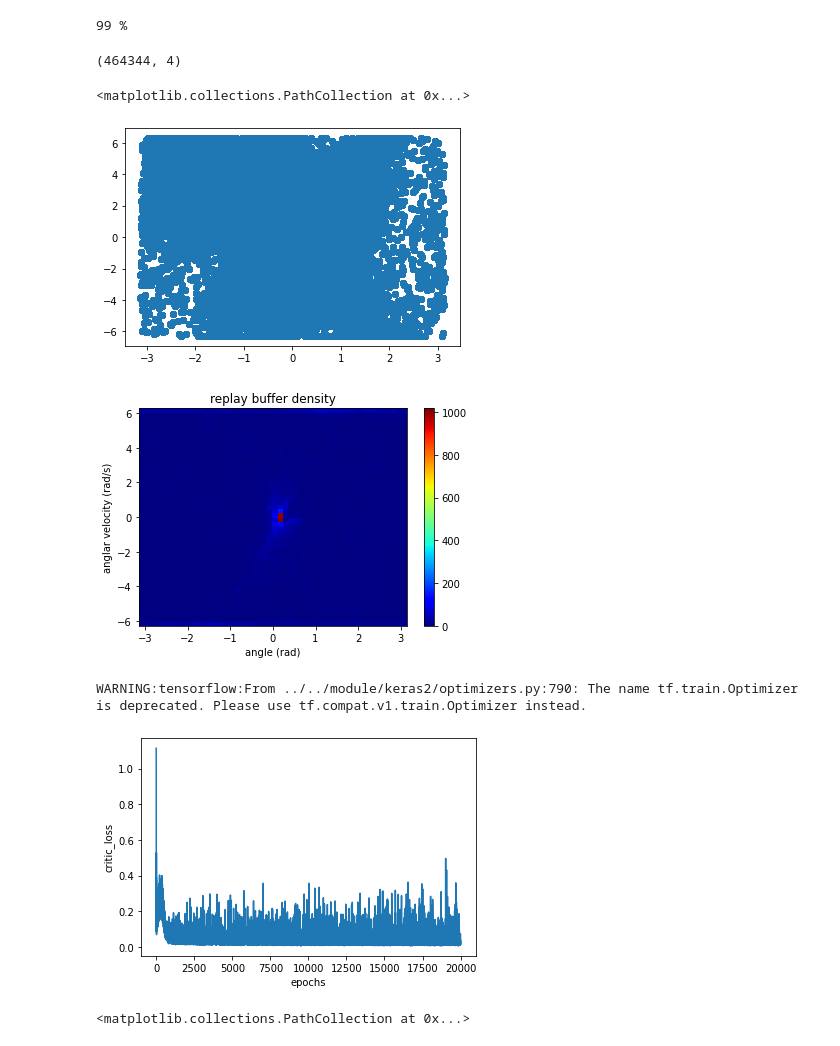
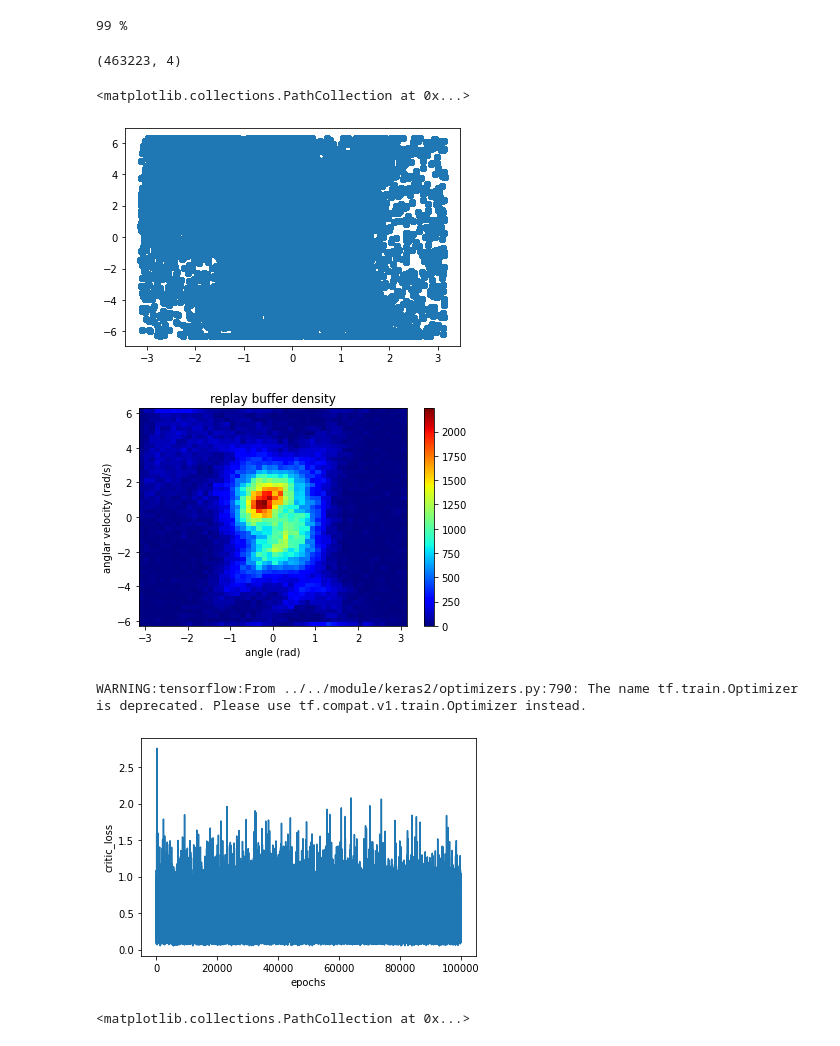
Before and after one commit to ibuki1024/eventDDPG, a Jupyter notebook: notebook/self_trigger/Q_function_learning.ipynb, the cells around one changed output. Drawn from its saved outputs; the diff is of its cells as text; code cells hidden in the pictures.

```diff
--- a/notebook/self_trigger/Q_function_learning.ipynb
+++ b/notebook/self_trigger/Q_function_learning.ipynb
@@ -169,7 +169,6 @@ for i in range(n_episodes):
                 reward += r
             reward *= dt
             reward += - tau * 0.01 * a_agent**2 + l * tau
-            average_reward += reward / n_expectation_samples
 
             state1 = env.state
             if np.random.uniform(0,1) < pow(gamma, episode_step):
@@ -186,13 +185,13 @@ for i in range(n_episodes):
 memory = np.array(list(itertools.chain.from_iterable(np.array(smemory))))
 print(memory.shape)
 # %% [output]
-(464344, 4)
+(463223, 4)
 # %%
 replay_buffer = np.array(memory[:,0].tolist())
 plt.scatter(replay_buffer[:,0], replay_buffer[:,1])
 # %% [output]
 <matplotlib.collections.PathCollection at 0x...>
-[figure, old version]
+[figure, new version]
 # %%
 import matplotlib.cm as cm
 from matplotlib.colors import LogNorm
@@ -207,13 +206,13 @@ ax.set_xlabel('angle (rad)')
 ax.set_ylabel('anglar velocity (rad/s)')
 plt.show()
 # %% [output]
-[figure, old version]
+[figure, new version]
 # %%
 # critic learning
 critic = critic_net((2,),(2,))[0]
 critic.compile(Adam(lr=0.001, clipnorm=1.), loss='mean_squared_error')
 critic.load_weights('./saved_agent/learned_self_noisy_critic.h5')
-epoch = 20000
+epoch = 100000
 batch_size = 64
 gamma = 0.99
 arr = np.array(range(memory.shape[0]))
@@ -223,32 +222,32 @@ for _ in range(epoch):
     mem = memory[np.random.choice(arr, batch_size, replace=False)]
     state0_batch = []
     action_batch = []
     reward_batch = []
     state1_batch = []
     for m in mem:
         state0_batch.append([m[0]])
         action_batch.append(m[1])
         reward_batch.append([m[2]])
         state1_batch.append([m[3]])
     state0_batch, action_batch, reward_batch, state1_batch = \
     np.array(state0_batch), np.array(action_batch), np.array(reward_batch), np.array(state1_batch)
 
     # TD error
     next_action = actor.predict_on_batch(state1_batch)
     state1_batch_with_action = [next_action, state1_batch]
     r_second = gamma * critic.predict_on_batch(state1_batch_with_action)
     r = reward_batch + r_second
 
     # learn
     critic_input_batch = [action_batch, state0_batch]
     loss = critic.train_on_batch(critic_input_batch, r)
     losses.append(loss)
 
 plt.plot(losses)
 plt.xlabel('epochs')
 plt.ylabel('critic_loss')
 plt.show()
 # %% [output]
 WARNING:tensorflow:From ../../module/keras2/optimizers.py:790: The name tf.train.Optimizer is deprecated. Please use tf.compat.v1.train.Optimizer instead.
-[figure, old version]
+[figure, new version]
 # %%
```
Also changed, not shown: parts of 1 cell of this notebook, 3 other files.
